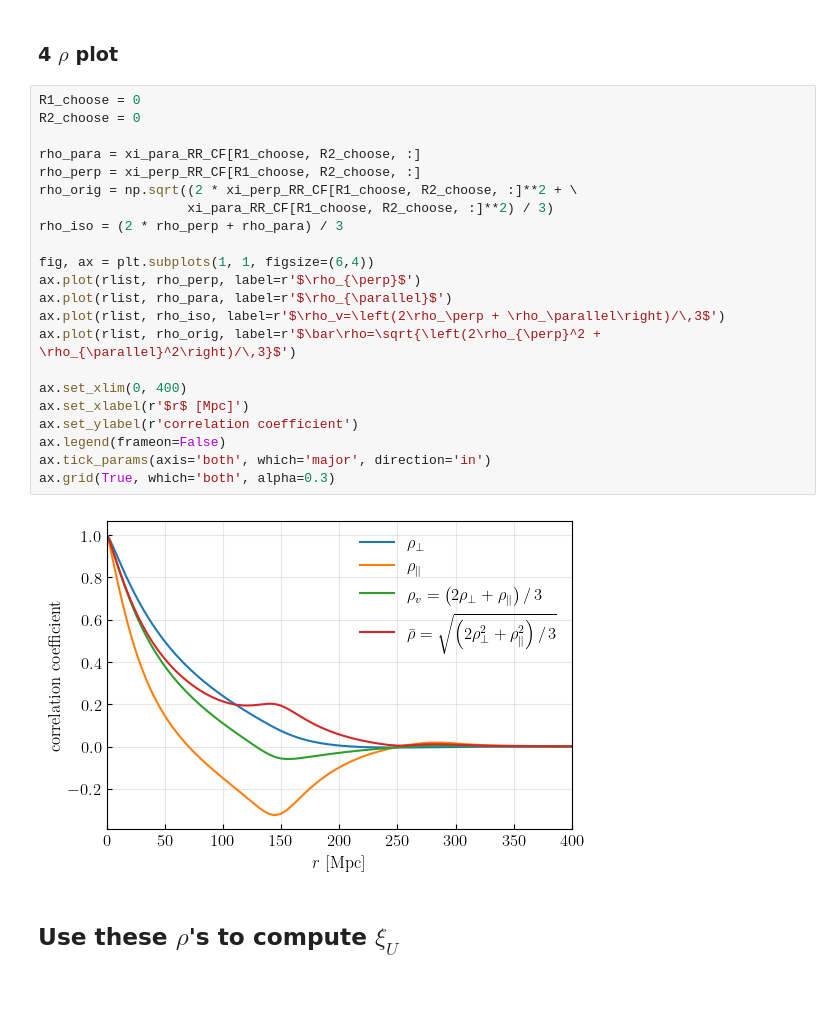
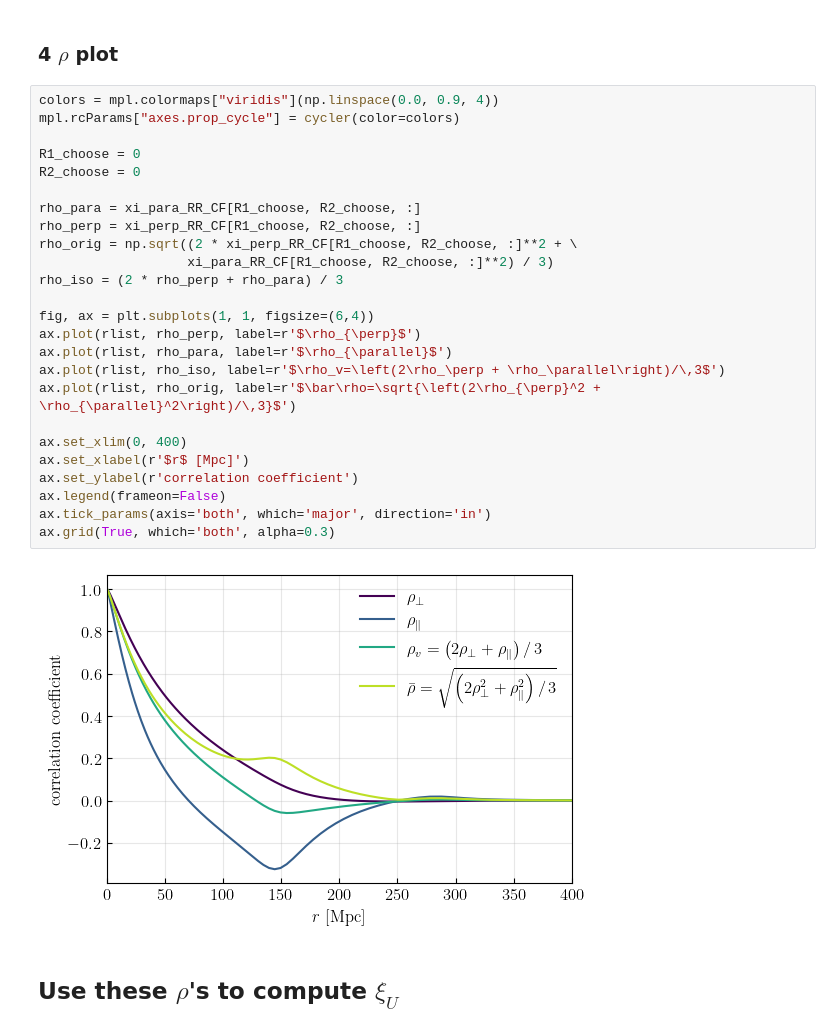
Before and after one commit to ryanyrzh/Zeus21, a Jupyter notebook: aniso_tests/high_res_2.ipynb, the cells around one changed output. Saved outputs shown, nothing was run; the diff lists cells and outputs as text; blank space fills up the shorter version.

Commit message:
Change colormap for four rho plot

```diff
--- a/aniso_tests/high_res_2.ipynb
+++ b/aniso_tests/high_res_2.ipynb
@@ -169,29 +171,32 @@ gc.collect()
 # %% [markdown]
 ### 4 $\rho$ plot
 # %%
+colors = mpl.colormaps["viridis"](np.linspace(0.0, 0.9, 4))
+mpl.rcParams["axes.prop_cycle"] = cycler(color=colors)
+
 R1_choose = 0
 R2_choose = 0
 
 rho_para = xi_para_RR_CF[R1_choose, R2_choose, :]
 rho_perp = xi_perp_RR_CF[R1_choose, R2_choose, :]
 rho_orig = np.sqrt((2 * xi_perp_RR_CF[R1_choose, R2_choose, :]**2 + \
                    xi_para_RR_CF[R1_choose, R2_choose, :]**2) / 3)
 rho_iso = (2 * rho_perp + rho_para) / 3
 
 fig, ax = plt.subplots(1, 1, figsize=(6,4))
 ax.plot(rlist, rho_perp, label=r'$\rho_{\perp}$')
 ax.plot(rlist, rho_para, label=r'$\rho_{\parallel}$')
 ax.plot(rlist, rho_iso, label=r'$\rho_v=\left(2\rho_\perp + \rho_\parallel\right)/\,3$')
 ax.plot(rlist, rho_orig, label=r'$\bar\rho=\sqrt{\left(2\rho_{\perp}^2 + \rho_{\parallel}^2\right)/\,3}$')
 
 ax.set_xlim(0, 400)
 ax.set_xlabel(r'$r$ [Mpc]')
 ax.set_ylabel(r'correlation coefficient')
 ax.legend(frameon=False)
 ax.tick_params(axis='both', which='major', direction='in')
 ax.grid(True, which='both', alpha=0.3)
 # %% [output]
-[figure, old version]
+[figure, new version]
 # %% [markdown]
 ## Use these $\rho$'s to compute $\xi_U$
 # %%
```
Also changed, not shown: parts of 1 cell of this notebook.
